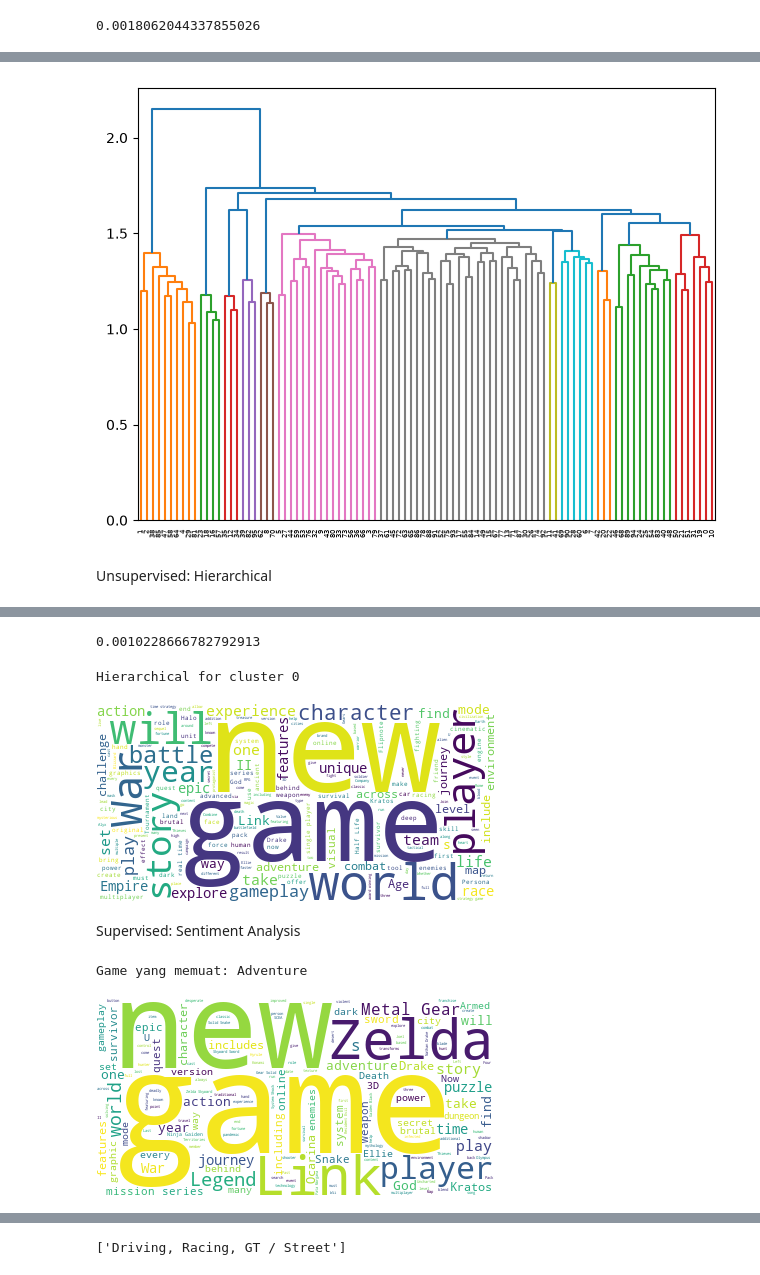
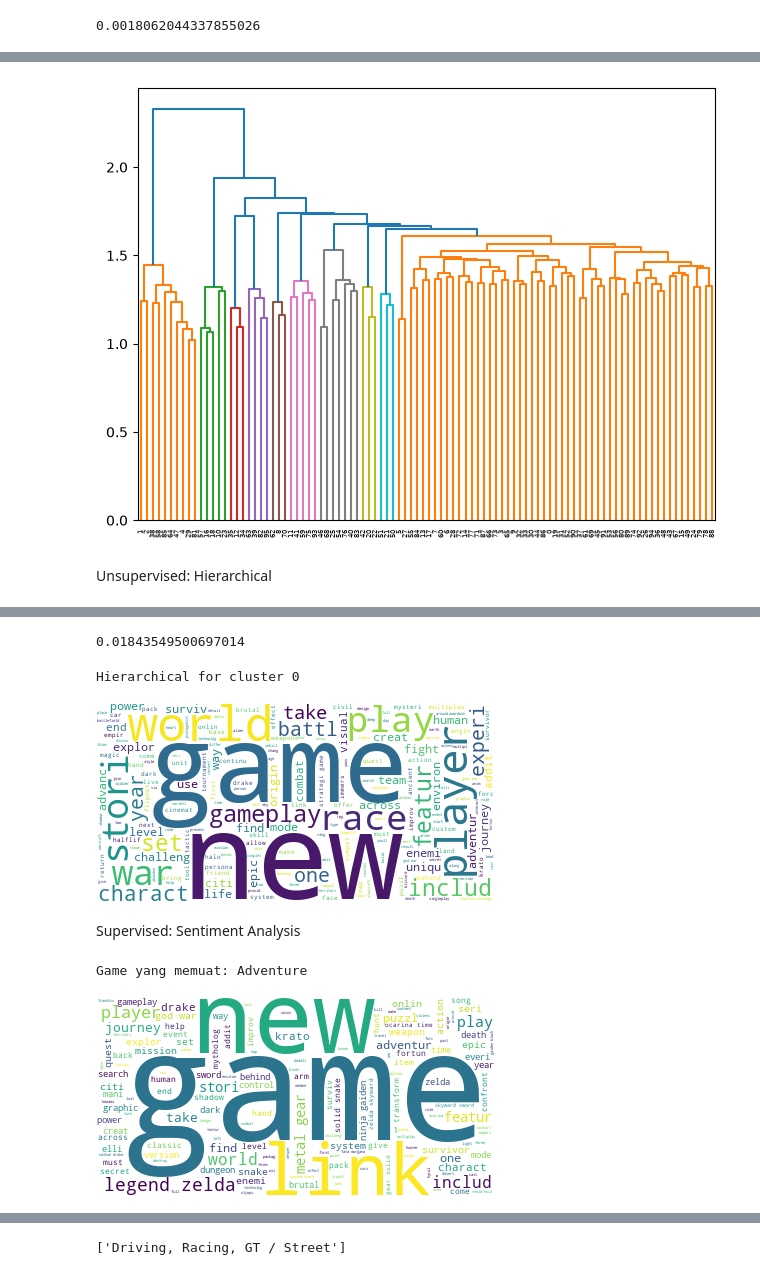
Before and after one commit to 25031554010-bot/Tugas_Pemrosesan_teks_FardhanJoshua, a Jupyter notebook: TextCluster.ipynb, the cells around one changed output, grey strips where cells are left out. Drawn from its saved outputs; the diff is of its cells as text; code cells hidden in the pictures.

```diff
--- a/TextCluster.ipynb
+++ b/TextCluster.ipynb
@@ -2,9 +2,9 @@
 from sklearn.feature_extraction.text import TfidfVectorizer
 
 import pandas as pd
-df = pd.read_csv(r'C:\Python\Github_Pemteks\Tugas_Pemrosesan_teks\produk_oxylabs.csv')
+df = pd.read_csv(r'C:\Python\Github_Pemteks\Tugas_Pemrosesan_teks\produk_oxylabs_clean.csv')
 df = df.dropna().reset_index().drop(columns=['index'])
-df_pre = df['Deskripsi']
+df_pre = df['Deskripsi_Clean']
 vectorizer = TfidfVectorizer()
 X = vectorizer.fit_transform(df_pre)
 df_FE = pd.DataFrame(X.toarray(), columns=vectorizer.get_feature_names_out())
@@ -112,7 +112,7 @@ dendrogram(linkage_data)
 plt.tight_layout()
 plt.show()
 # %% [output]
-[figure, old version]
+[figure, new version]
 # %% [markdown]
 Unsupervised: Hierarchical
 # %%
@@ -136,53 +136,53 @@ from sklearn import metrics
 labels = pred_agc
 metrics.silhouette_score(df_FE, labels, metric='euclidean')
 # %% [output]
-0.0010228666782792913
+0.01843549500697014
 # %%
 c = 0
 print('Hierarchical for cluster '+str(c))
 df_c = df[df['Ward_label'] == c]
-long_string = ','.join(list(df_c['Deskripsi'].values))
+long_string = ','.join(list(df_c['Deskripsi_Clean'].values))
 wordcloud = WordCloud(background_color="white", max_words=5000, contour_width=3)
 wordcloud.generate(long_string)
 wordcloud.to_image()
 # %% [output]
 Hierarchical for cluster 0
-[figure, old version]
+[figure, new version]
 # %% [markdown]
 Supervised: Sentiment Analysis
 # %%
 # from wordcloud import WordCloud
 # c = 'Mario'
 # print('Judul '+str(c))
 # df_c = df[df['Judul'] == c]
 # # print(df_c)
 # long_string = ','.join(list(df_c['Deskripsi'].values))
 # wordcloud = WordCloud(background_color="white", max_words=5000, contour_width=3)
 # wordcloud.generate(long_string); display(wordcloud.to_image())
 
 
 from wordcloud import WordCloud
 
 c = 'Adventure'
 print('Game yang memuat: ' + str(c))
 
 # Gunakan str.contains agar mencakup semua judul yang ada kata 'Mario'
 df_c = df[df['Genre'].str.contains(c, case=False, na=False)]
 
 # Gabungkan teks Deskripsi menggunakan spasi ' ' (bukan koma ',')
-clean_texts = df_c['Deskripsi'].dropna().astype(str)
+clean_texts = df_c['Deskripsi_Clean'].dropna().astype(str)
 long_string = ' '.join(clean_texts).strip()
 
 # Buat WordCloud
 if long_string:
     wordcloud = WordCloud(background_color="white", max_words=5000, contour_width=3)
     wordcloud.generate(long_string)
     display(wordcloud.to_image())
 else:
     print(f"Tidak ada data dengan judul yang memuat kata '{c}'.")
 # %% [output]
 Game yang memuat: Adventure
-[figure, old version]
+[figure, new version]
 # %%
 from wordcloud import WordCloud
 c = 'Action'
```
Also changed, not shown: parts of 11 cells of this notebook, 2 other files.
